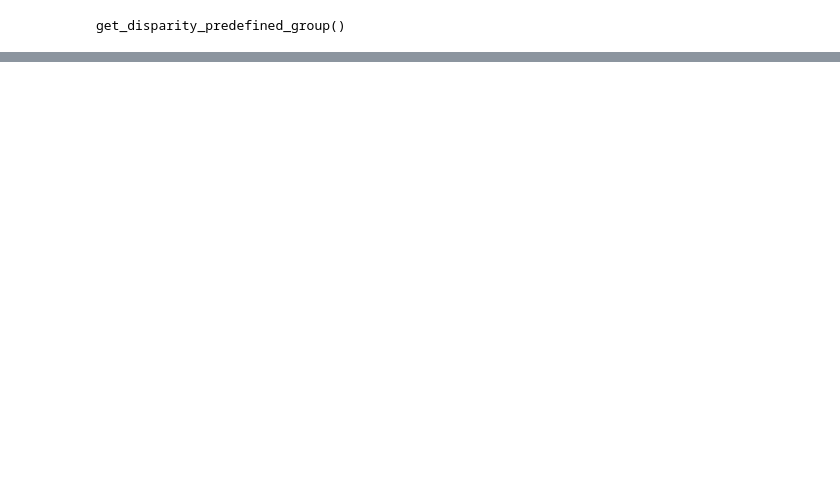
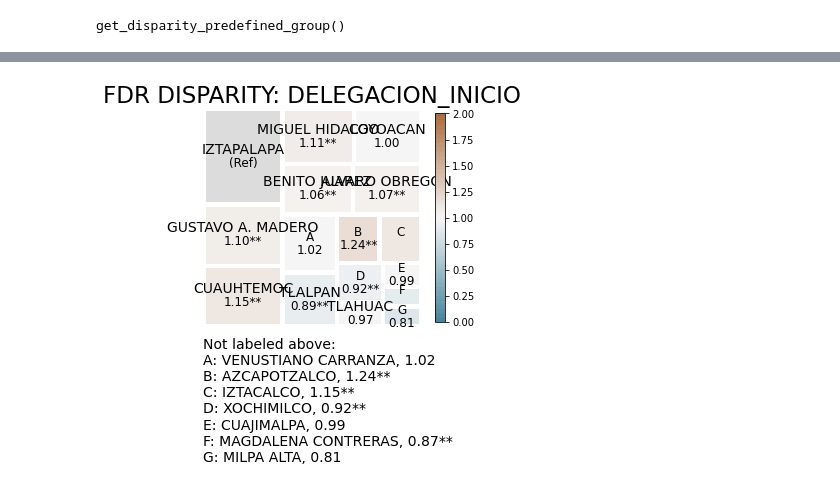
Before and after one commit to robperch/intro_to_ds_project, a Jupyter notebook: notebooks/Ele/EvaluacionModelo.ipynb, the cells around one changed output, grey strips where cells are left out. Cells and saved outputs as stored; diff of their text form; code cells hidden in the pictures; blank space fills up the shorter version.

```diff
--- a/notebooks/Ele/EvaluacionModelo.ipynb
+++ b/notebooks/Ele/EvaluacionModelo.ipynb
@@ -426,0 +429,5 @@ m_disparity = aeq.plot_disparity_all(majority_bdf,
+# %%
+fdr_disparity = aeq.plot_disparity(bdf, group_metric='fdr_disparity', attribute_name='delegacion_inicio',
+                                   significance_alpha=0.05)
+# %% [output]
+[figure, added]
```
Also changed, not shown: parts of 24 cells of this notebook.
